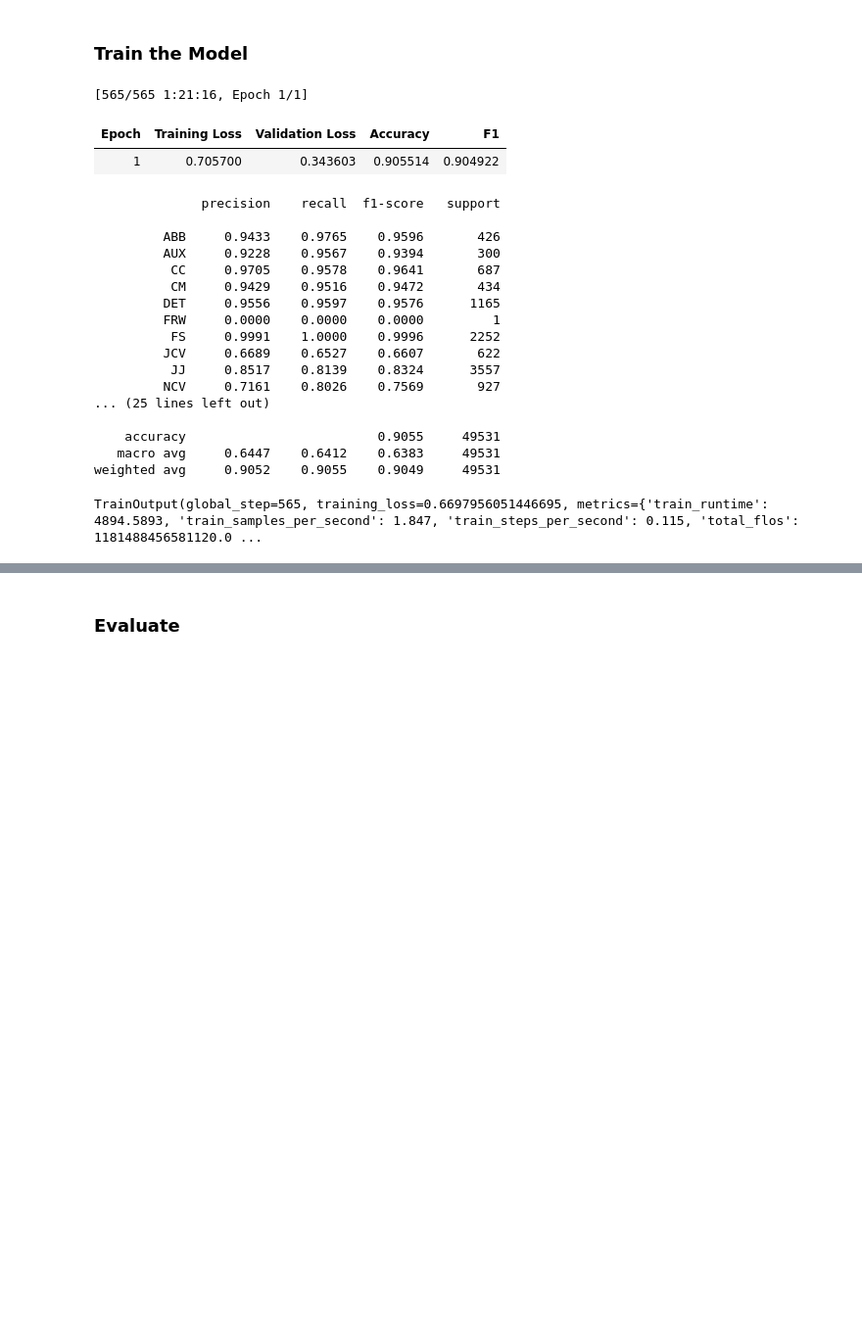
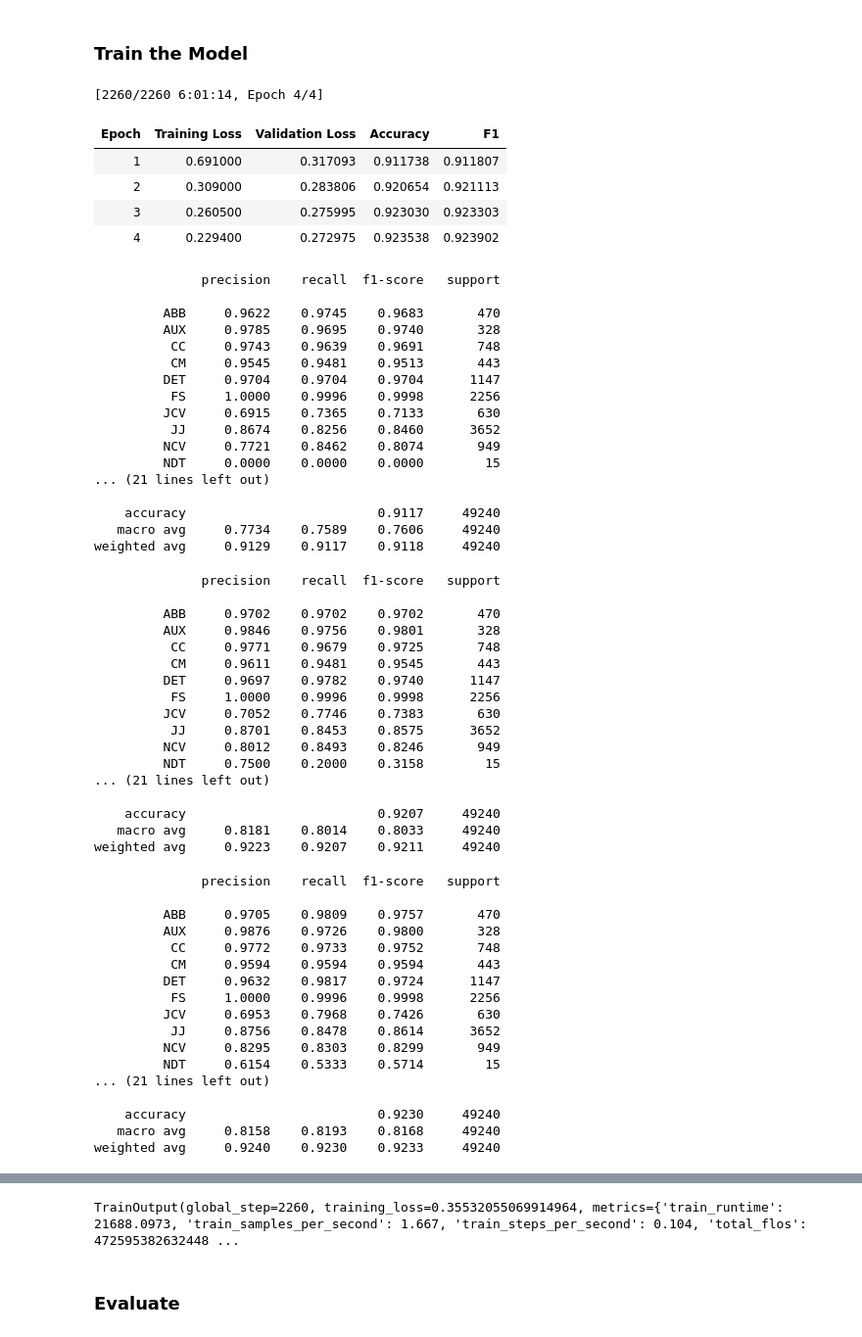
Before and after one commit to LasithaRanathunga/sinhala-pos-tagging-using-roberta, a Jupyter notebook: roberta-pos.ipynb, the cells around one changed output, grey strips where cells are left out. Shown at 98% size. Cells and saved outputs as stored; diff of their text form; code cells hidden in the pictures; blank space fills up the shorter version.

Commit message:
trained for 4 epochs

```diff
--- a/roberta-pos.ipynb
+++ b/roberta-pos.ipynb
@@ -153,51 +153,87 @@ def compute_metrics(p):
 
     return {
         "accuracy": accuracy_score(true_labels, true_preds),
         "f1": f1_score(true_labels, true_preds, average="weighted"),
         # Avoid printing report here in returned dict — it's too long
         # Use print manually if needed:
         # print(classification_report(true_labels, true_preds))
     }
 
 training_args = TrainingArguments(
     output_dir="./pos-xlm-r",
     eval_strategy="epoch",
     learning_rate=3e-5,
     per_device_train_batch_size=16,
     per_device_eval_batch_size=16,
-    num_train_epochs=1,
+    num_train_epochs=4,
     weight_decay=0.01,
 )
 
 trainer = Trainer(
     model=model,
     args=training_args,
     train_dataset=tokenized_dataset["train"],
     eval_dataset=tokenized_dataset["test"],
     tokenizer=tokenizer,
     compute_metrics=compute_metrics,
 )
 
 trainer.train()
 # %% [output]
-[565/565 1:21:16, Epoch 1/1]
+[2260/2260 6:01:14, Epoch 4/4]
 | Epoch | Training Loss | Validation Loss | Accuracy | F1 |
-| 1 | 0.705700 | 0.343603 | 0.905514 | 0.904922 |
+| 1 | 0.691000 | 0.317093 | 0.911738 | 0.911807 |
+| 2 | 0.309000 | 0.283806 | 0.920654 | 0.921113 |
+| 3 | 0.260500 | 0.275995 | 0.923030 | 0.923303 |
+| 4 | 0.229400 | 0.272975 | 0.923538 | 0.923902 |
               precision    recall  f1-score   support
 
-         ABB     0.9433    0.9765    0.9596       426
-         AUX     0.9228    0.9567    0.9394       300
-          CC     0.9705    0.9578    0.9641       687
-          CM     0.9429    0.9516    0.9472       434
-         DET     0.9556    0.9597    0.9576      1165
-         FRW     0.0000    0.0000    0.0000         1
-          FS     0.9991    1.0000    0.9996      2252
-         JCV     0.6689    0.6527    0.6607       622
-          JJ     0.8517    0.8139    0.8324      3557
-         NCV     0.7161    0.8026    0.7569       927
-... (25 lines left out)
+         ABB     0.9622    0.9745    0.9683       470
+         AUX     0.9785    0.9695    0.9740       328
+          CC     0.9743    0.9639    0.9691       748
+          CM     0.9545    0.9481    0.9513       443
+         DET     0.9704    0.9704    0.9704      1147
+          FS     1.0000    0.9996    0.9998      2256
+         JCV     0.6915    0.7365    0.7133       630
+          JJ     0.8674    0.8256    0.8460      3652
+         NCV     0.7721    0.8462    0.8074       949
+         NDT     0.0000    0.0000    0.0000        15
+... (21 lines left out)
 
-    accuracy                         0.9055     49531
-   macro avg     0.6447    0.6412    0.6383     49531
-weighted avg     0.9052    0.9055    0.9049     49531
+    accuracy                         0.9117     49240
+   macro avg     0.7734    0.7589    0.7606     49240
+weighted avg     0.9129    0.9117    0.9118     49240
-TrainOutput(global_step=565, training_loss=0.6697956051446695, metrics={'train_runtime': 4894.5893, 'train_samples_per_second': 1.847, 'train_steps_per_second': 0.115, 'total_flos': 1181488456581120.0 ...
+              precision    recall  f1-score   support
+
+         ABB     0.9702    0.9702    0.9702       470
+         AUX     0.9846    0.9756    0.9801       328
+          CC     0.9771    0.9679    0.9725       748
+          CM     0.9611    0.9481    0.9545       443
+         DET     0.9697    0.9782    0.9740      1147
+          FS     1.0000    0.9996    0.9998      2256
+         JCV     0.7052    0.7746    0.7383       630
+          JJ     0.8701    0.8453    0.8575      3652
+         NCV     0.8012    0.8493    0.8246       949
+         NDT     0.7500    0.2000    0.3158        15
+... (21 lines left out)
+
+    accuracy                         0.9207     49240
+   macro avg     0.8181    0.8014    0.8033     49240
+weighted avg     0.9223    0.9207    0.9211     49240
+              precision    recall  f1-score   support
+
+         ABB     0.9705    0.9809    0.9757       470
+         AUX     0.9876    0.9726    0.9800       328
+          CC     0.9772    0.9733    0.9752       748
+          CM     0.9594    0.9594    0.9594       443
+         DET     0.9632    0.9817    0.9724      1147
+          FS     1.0000    0.9996    0.9998      2256
+         JCV     0.6953    0.7968    0.7426       630
+          JJ     0.8756    0.8478    0.8614      3652
+         NCV     0.8295    0.8303    0.8299       949
+         NDT     0.6154    0.5333    0.5714        15
+... (21 lines left out)
+
+    accuracy                         0.9230     49240
+   macro avg     0.8158    0.8193    0.8168     49240
+weighted avg     0.9240    0.9230    0.9233     49240
@@ -204,3 +257,4 @@ TrainOutput(global_step=565, training_loss=0.6697956051446695, metrics={'train_r
+TrainOutput(global_step=2260, training_loss=0.35532055069914964, metrics={'train_runtime': 21688.0973, 'train_samples_per_second': 1.667, 'train_steps_per_second': 0.104, 'total_flos': 472595382632448 ...
 # %% [markdown]
 ### Evaluate
 # %%
```
Also changed, not shown: parts of 7 cells of this notebook, 2 other files.
